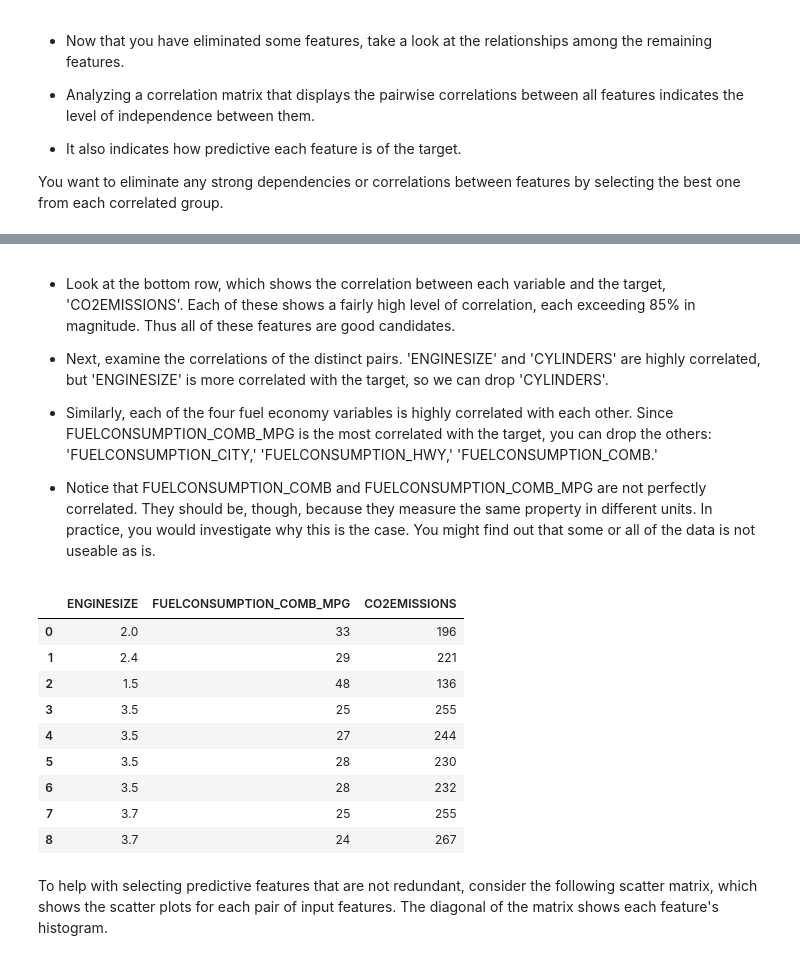
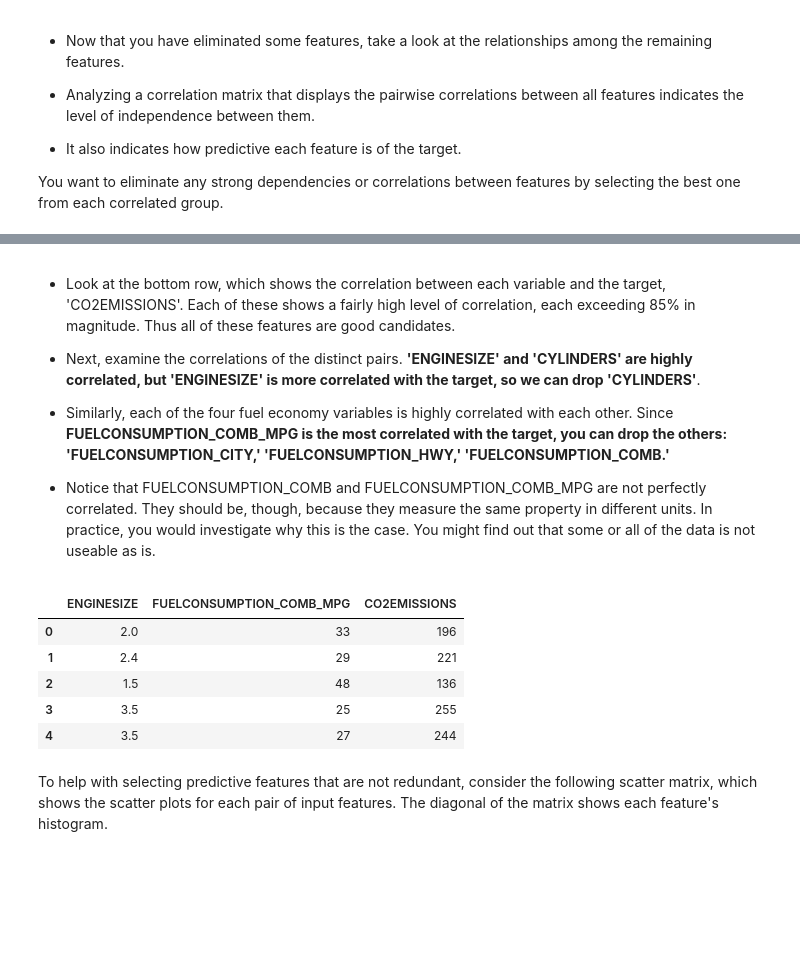
Before and after one commit to antonio-xrp/data_science_ibm, a Jupyter notebook: notebooks/data_science/1.supervisado/2.0_Mulitple-Linear-Regression.ipynb, the cells around one changed output, grey strips where cells are left out. Saved outputs shown, nothing was run; the diff lists cells and outputs as text; code cells hidden in the pictures; blank space fills up the shorter version.

```diff
--- a/notebooks/data_science/1.supervisado/2.0_Mulitple-Linear-Regression.ipynb
+++ b/notebooks/data_science/1.supervisado/2.0_Mulitple-Linear-Regression.ipynb
@@ -99,26 +97,22 @@ df.corr()
 # %% [markdown]
 - Look at the bottom row, which shows the correlation between each variable and the target, 'CO2EMISSIONS'. Each of these shows a fairly high level of correlation, each exceeding 85% in magnitude. Thus all of these features are good candidates.
 
-- Next, examine the correlations of the distinct pairs. 'ENGINESIZE' and 'CYLINDERS' are highly correlated, but 'ENGINESIZE' is more correlated with the target, so we can drop 'CYLINDERS'.
+- Next, examine the correlations of the distinct pairs. **'ENGINESIZE' and 'CYLINDERS' are highly correlated, but 'ENGINESIZE' is more correlated with the target, so we can drop 'CYLINDERS'**.
 
-- Similarly, each of the four fuel economy variables is highly correlated with each other. Since FUELCONSUMPTION_COMB_MPG is the most correlated with the target, you can drop the others: 'FUELCONSUMPTION_CITY,' 'FUELCONSUMPTION_HWY,' 'FUELCONSUMPTION_COMB.'
+- Similarly, each of the four fuel economy variables is highly correlated with each other. Since **FUELCONSUMPTION_COMB_MPG is the most correlated with the target, you can drop the others: 'FUELCONSUMPTION_CITY,' 'FUELCONSUMPTION_HWY,' 'FUELCONSUMPTION_COMB.'**
 
 - Notice that FUELCONSUMPTION_COMB and FUELCONSUMPTION_COMB_MPG are not perfectly correlated. They should be, though, because they measure the same property in different units. In practice, you would investigate why this is the case. You might find out that some or all of the data is not useable as is.
 # %%
 df = df.drop(['CYLINDERS', 'FUELCONSUMPTION_CITY', 'FUELCONSUMPTION_HWY','FUELCONSUMPTION_COMB',],axis=1)
+
+df.head(5)
+# %% [output]
+|  | ENGINESIZE | FUELCONSUMPTION_COMB_MPG | CO2EMISSIONS |
+| 0 | 2.0 | 33 | 196 |
+| 1 | 2.4 | 29 | 221 |
+| 2 | 1.5 | 48 | 136 |
+| 3 | 3.5 | 25 | 255 |
+| 4 | 3.5 | 27 | 244 |
-# %%
-df.head(9)
-# %% [output]
-|  | ENGINESIZE | FUELCONSUMPTION_COMB_MPG | CO2EMISSIONS |
-| 0 | 2.0 | 33 | 196 |
-| 1 | 2.4 | 29 | 221 |
-| 2 | 1.5 | 48 | 136 |
-| 3 | 3.5 | 25 | 255 |
-| 4 | 3.5 | 27 | 244 |
-| 5 | 3.5 | 28 | 230 |
-| 6 | 3.5 | 28 | 232 |
-| 7 | 3.7 | 25 | 255 |
-| 8 | 3.7 | 24 | 267 |
 # %% [markdown]
 To help with selecting predictive features that are not redundant, consider the following scatter matrix, which shows the scatter plots for each pair of input features. The diagonal of the matrix shows each feature's histogram.
 # %%
```
Also changed, not shown: parts of 13 cells of this notebook, 34 other files.
